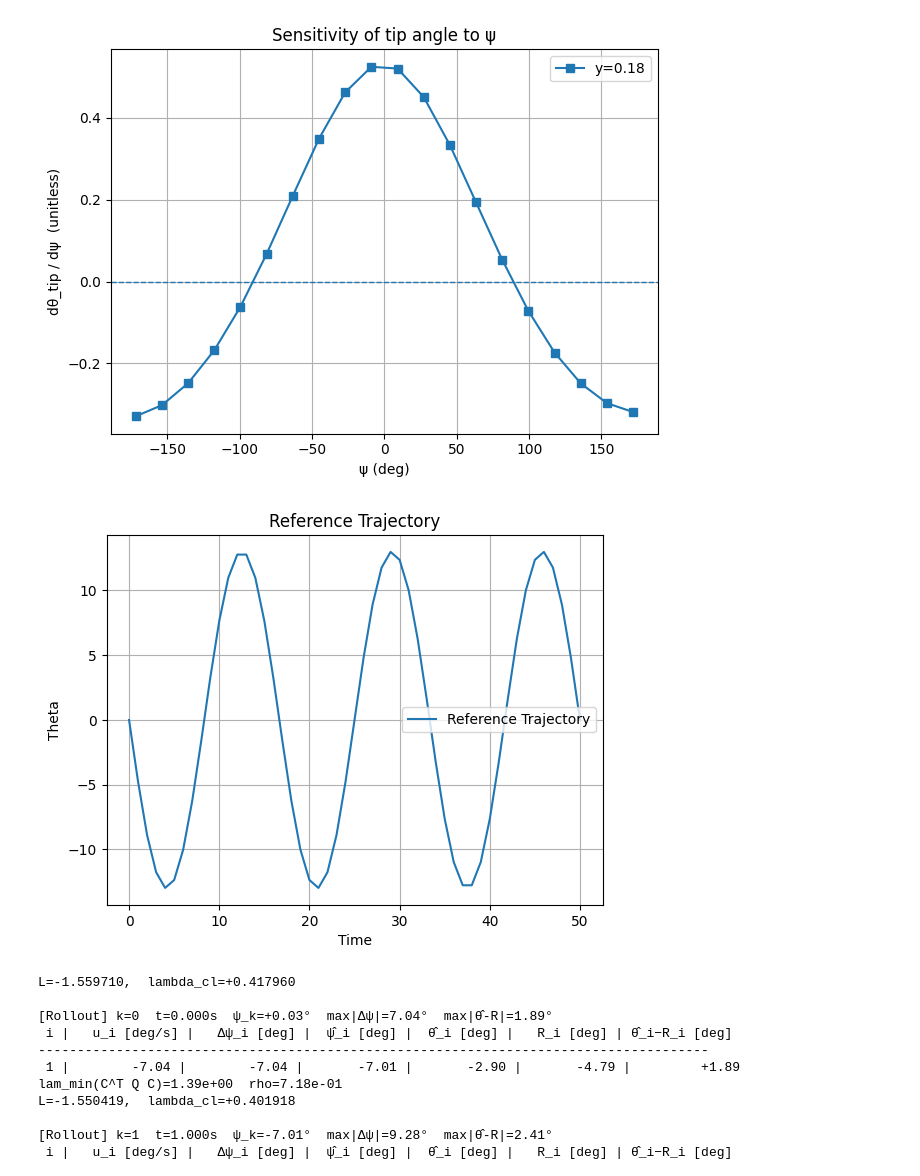
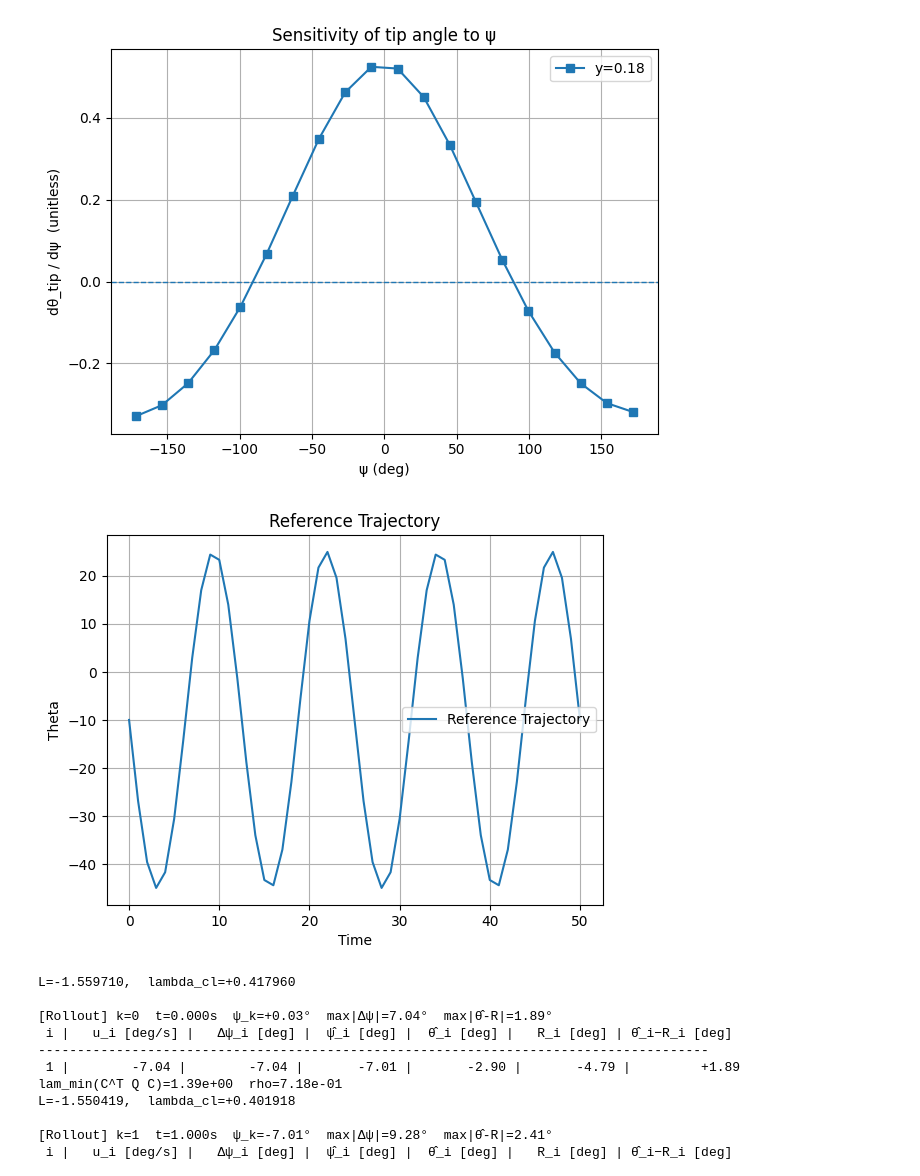
Before and after one commit to jhiltonjones/road_to_paper, a Jupyter notebook: mpc_controller.ipynb, the cells around one changed output. Cells and saved outputs as stored; diff of their text form; code cells hidden in the pictures.

```diff
--- a/mpc_controller.ipynb
+++ b/mpc_controller.ipynb
@@ -326,31 +328,31 @@ plt.grid(True); plt.legend(); plt.tight_layout(); plt.show()
 # %% [output]
 [figure]
 # %%
-p_vec = np.array([0.0, 0.2, 0.0])
-A_deg = np.deg2rad(13)
-f_hz = 0.06
-offset_deg = np.deg2rad(0.0)
+p_vec = np.array([LENGTH, 0.18, 0.0])
+A_deg = np.deg2rad(35)
+f_hz = 0.08
+offset_deg = np.deg2rad(-10.0)
 phase_deg = 0.0
 time = 50.0
 dt = 1
 Np = 3
 ref = make_ref_sine(A_deg, f_hz, offset_deg, phase_deg)
 t = np.arange(0.0, time+dt, dt)
 theta = np.array([ref(test)[0] for test in t])
 theta_dot = np.array([ref(test)[1] for test in t])
 
 
 plt.figure()
 plt.plot(t, np.rad2deg(theta), label="Reference Trajectory")
 # plt.plot(t, np.rad2deg(theta_dot), label="Derivative of Trajectory")
 plt.xlabel("Time")
 plt.ylabel("Theta")
 plt.title("Reference Trajectory")
 plt.legend()
 plt.grid()
 plt.show()
 # %% [output]
-[figure, old version]
+[figure, new version]
 # %%
 
 out = simple_mpc(
```
Also changed, not shown: parts of 34 cells of this notebook, 1 other file.
